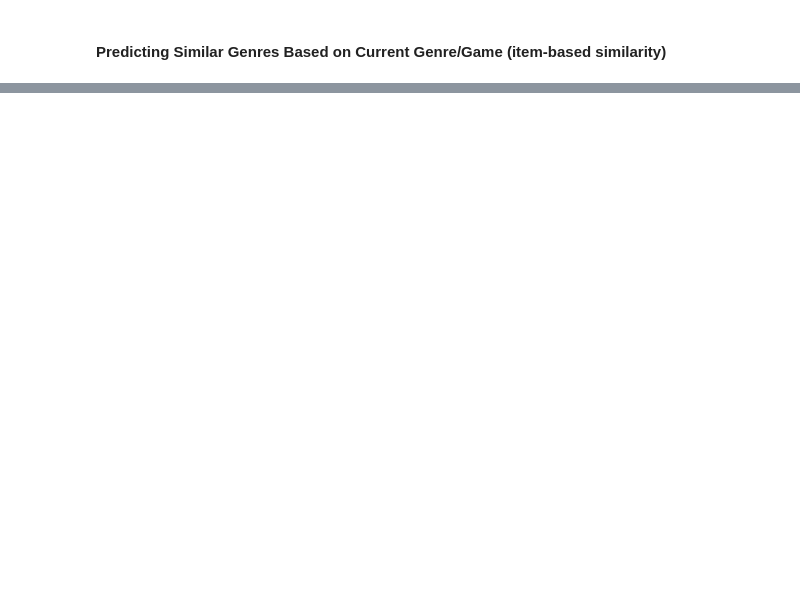
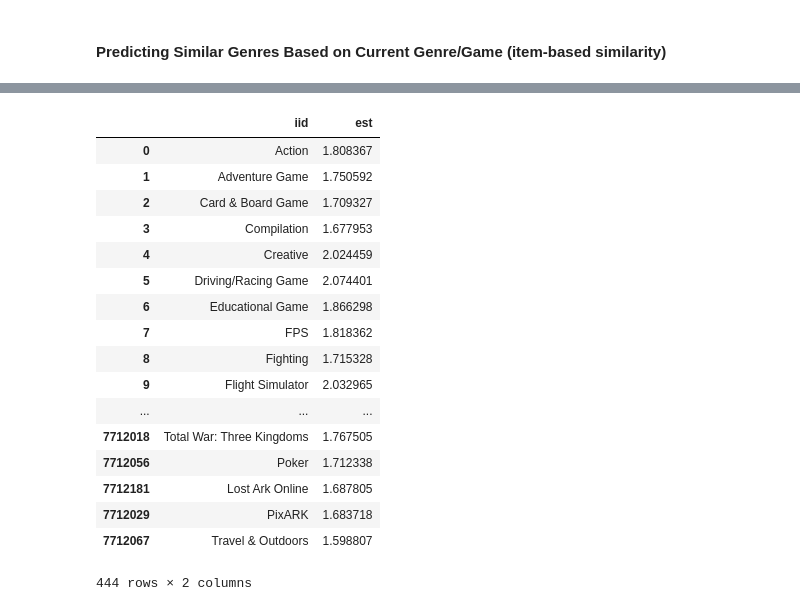
Before and after one commit to natashaborders-zz/Twitch_Streamers_Recommender, a Jupyter notebook: Recommender_For_Existing_Streamers/Surprise_Recommender_Analysis.ipynb, the cells around one changed output, grey strips where cells are left out. Saved outputs shown, nothing was run; the diff lists cells and outputs as text; code cells hidden in the pictures; blank space fills up the shorter version.

```diff
--- a/Recommender_For_Existing_Streamers/Surprise_Recommender_Analysis.ipynb
+++ b/Recommender_For_Existing_Streamers/Surprise_Recommender_Analysis.ipynb
@@ -737,3 +791,7 @@ print(game_neighbors_list)
+# %%
+df_g = pd.DataFrame(final_game_predictions, columns=['uid', 'iid', 'rui', 'est', 'details'])
+# %%
+KNN_reco_games = df_g[df_g['uid']==streamer_name].sort_values('est', ascending = False)[['iid', 'est']]
 # %%
 # prioritize closest neighbors to all original genres/games mentioned
 
@@ -773,0 +870,25 @@ print("We recommend you stream the following games: " + ', '.join(item for item
+# %%
+frames = [personal_genre_pred, personal_game_pred, KNN_reco_genres, KNN_reco_games]
+# %%
+result = pd.concat(frames)
+# %%
+result
+# %% [output]
+|  | iid | est |
+| 0 | Action | 1.808367 |
+| 1 | Adventure Game | 1.750592 |
+| 2 | Card & Board Game | 1.709327 |
+| 3 | Compilation | 1.677953 |
+| 4 | Creative | 2.024459 |
+| 5 | Driving/Racing Game | 2.074401 |
+| 6 | Educational Game | 1.866298 |
+| 7 | FPS | 1.818362 |
+| 8 | Fighting | 1.715328 |
+| 9 | Flight Simulator | 2.032965 |
+| ... | ... | ... |
+| 7712018 | Total War: Three Kingdoms | 1.767505 |
+| 7712056 | Poker | 1.712338 |
+| 7712181 | Lost Ark Online | 1.687805 |
+| 7712029 | PixARK | 1.683718 |
+| 7712067 | Travel & Outdoors | 1.598807 |
+444 rows × 2 columns
```
Also changed, not shown: parts of 70 cells of this notebook.
